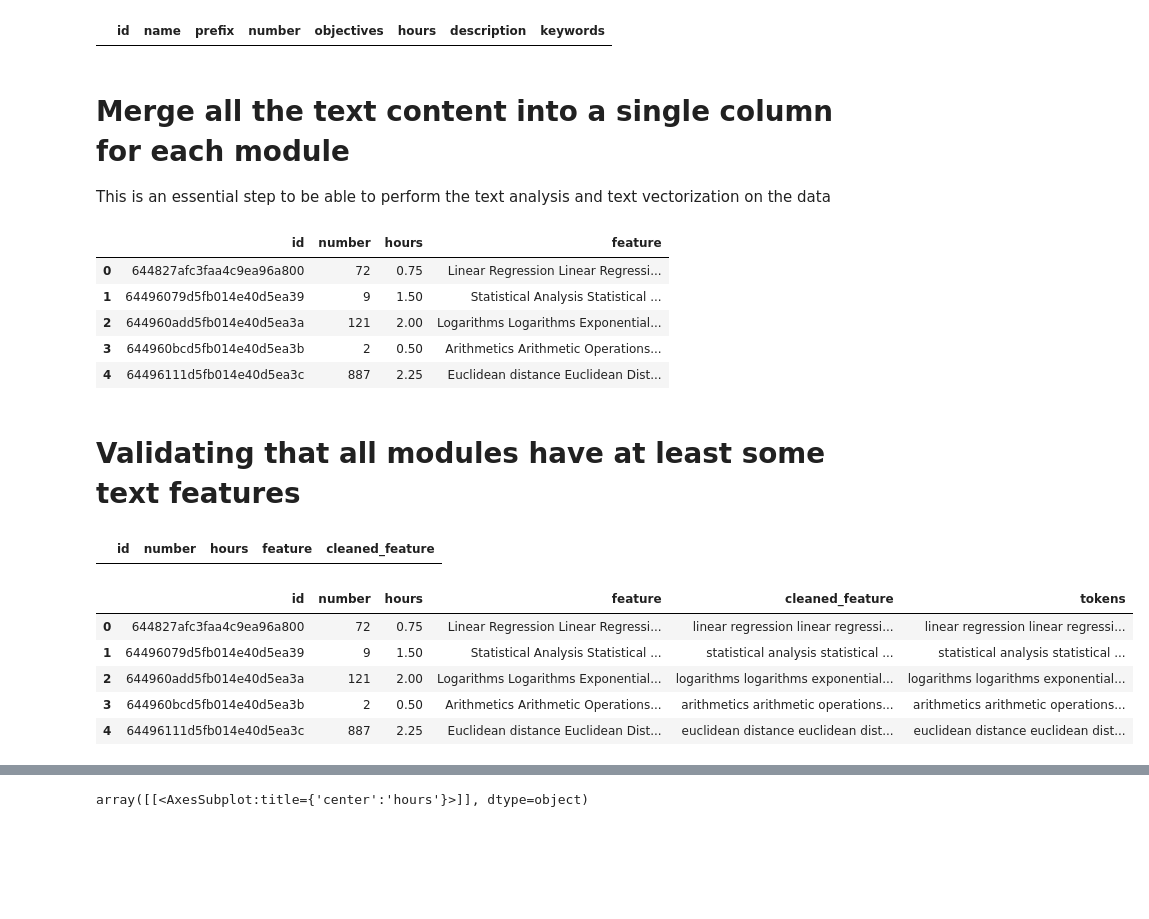
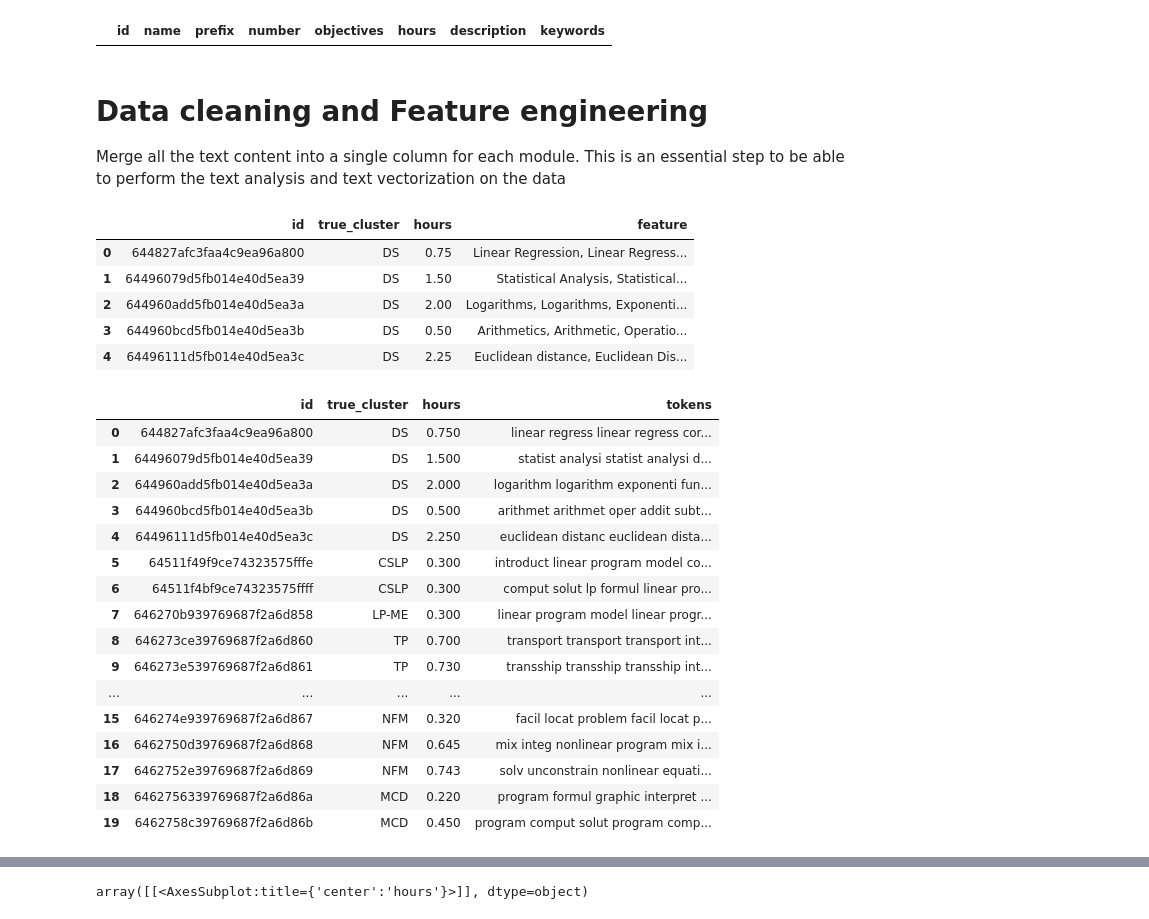
Before and after one commit to odu-emse/mms, a Jupyter notebook: cluster.ipynb, the cells around one changed output, grey strips where cells are left out. Cells and saved outputs as stored; diff of their text form; code cells hidden in the pictures; blank space fills up the shorter version.

```diff
--- a/cluster.ipynb
+++ b/cluster.ipynb
@@ -108,9 +98,9 @@ moduleDF[moduleDF['description'] == '']
 # %% [output]
 |  | id | name | prefix | number | objectives | hours | description | keywords |
 # %% [markdown]
-# Merge all the text content into a single column for each module
+# Data cleaning and Feature engineering
 
-This is an essential step to be able to perform the text analysis and text vectorization on the data
+Merge all the text content into a single column for each module. This is an essential step to be able to perform the text analysis and text vectorization on the data
 # %%
 def scalar_to_str(df):
     lst_o = list(df['objectives'])
@@ -120,10 +110,10 @@ def scalar_to_str(df):
     string_key_feature = ''
 
     for obj in lst_o:
-        string_obj_feature += obj + ' '
+        string_obj_feature += obj + ', '
 
     for key in lst_k:
-        string_key_feature += key + ' '
+        string_key_feature += key + ', '
 
     df['objectives'] = string_obj_feature
     df['keywords'] = string_key_feature
@@ -131,22 +121,32 @@ def scalar_to_str(df):
 
 moduleDF = moduleDF.apply(scalar_to_str, axis=1)
 # %%
-moduleDF['feature'] = moduleDF['name'] + ' ' + moduleDF['objectives'] + ' ' + moduleDF['description'] + ' ' + moduleDF['keywords'] + ' ' + moduleDF['prefix']
+moduleDF['feature'] = moduleDF['name'] + ', ' + moduleDF['objectives'] + ', ' + moduleDF['description'] + ', ' + moduleDF['keywords'] + ', ' + moduleDF['prefix']
 
-moduleDF.drop(['name', 'objectives', 'description', 'keywords', 'prefix'], axis=1, inplace=True)
+moduleDF.drop(['name', 'objectives', 'description', 'keywords', 'number'], axis=1, inplace=True)
+
+moduleDF.rename(columns={'prefix': 'true_cluster'}, inplace=True)
 
 moduleDF.head()
 # %% [output]
-|  | id | number | hours | feature |
-| 0 | 644827afc3faa4c9ea96a800 | 72 | 0.75 | Linear Regression Linear Regressi... |
-| 1 | 64496079d5fb014e40d5ea39 | 9 | 1.50 | Statistical Analysis Statistical ... |
-| 2 | 644960add5fb014e40d5ea3a | 121 | 2.00 | Logarithms Logarithms Exponential... |
-| 3 | 644960bcd5fb014e40d5ea3b | 2 | 0.50 | Arithmetics Arithmetic Operations... |
-| 4 | 64496111d5fb014e40d5ea3c | 887 | 2.25 | Euclidean distance Euclidean Dist... |
+|  | id | true_cluster | hours | feature |
+| 0 | 644827afc3faa4c9ea96a800 | DS | 0.75 | Linear Regression, Linear Regress... |
+| 1 | 64496079d5fb014e40d5ea39 | DS | 1.50 | Statistical Analysis, Statistical... |
+| 2 | 644960add5fb014e40d5ea3a | DS | 2.00 | Logarithms, Logarithms, Exponenti... |
+| 3 | 644960bcd5fb014e40d5ea3b | DS | 0.50 | Arithmetics, Arithmetic, Operatio... |
+| 4 | 64496111d5fb014e40d5ea3c | DS | 2.25 | Euclidean distance, Euclidean Dis... |
 # %%
 def _text_processing(col: pd.DataFrame()):
+    """
+    This function takes in a column of text and performs the following:
+    1. Converts all text to lowercase
+    2. Removes all non-alphabetic characters
+    3. Removes stop words
+    5. returns the column
+    """
     column = col.str.lower()
     column = column.str.replace("[^a-z ]", "")
+
     word_tokens = column.str.split()
     keys = word_tokens.apply(
         lambda x: [item for item in x if item not in stop_words]
@@ -157,20 +157,18 @@ def _text_processing(col: pd.DataFrame()):
     return column
 # %%
 moduleDF['cleaned_feature'] = _text_processing(moduleDF['feature'])
-# %% [markdown]
-# Validating that all modules have at least some text features
-# %%
-moduleDF[moduleDF['cleaned_feature'] == '']
-# %% [output]
-|  | id | number | hours | feature | cleaned_feature |
 # %%
 def get_tokens(text):
+    ps = PorterStemmer()
     payload = ""
 
     tokens = word_tokenize(text)
 
     tokens = [t for t in tokens if not t in stop_words]
 
+    for t in range(len(tokens)):
+        tokens[t] = ps.stem(tokens[t])
+
     for token in tokens:
         payload += token + ' '
 
@@ -178,11 +176,24 @@ def get_tokens(text):
 # %%
 moduleDF['tokens'] = moduleDF['cleaned_feature'].apply(lambda x: get_tokens(x))
 
-moduleDF.head()
+moduleDF.drop(['feature', 'cleaned_feature'], axis=1, inplace=True)
+
+moduleDF.head(20)
 # %% [output]
-|  | id | number | hours | feature | cleaned_feature | tokens |
-| 0 | 644827afc3faa4c9ea96a800 | 72 | 0.75 | Linear Regression Linear Regressi... | linear regression linear regressi... | linear regression linear regressi... |
-| 1 | 64496079d5fb014e40d5ea39 | 9 | 1.50 | Statistical Analysis Statistical ... | statistical analysis statistical ... | statistical analysis statistical ... |
-| 2 | 644960add5fb014e40d5ea3a | 121 | 2.00 | Logarithms Logarithms Exponential... | logarithms logarithms exponential... | logarithms logarithms exponential... |
-| 3 | 644960bcd5fb014e40d5ea3b | 2 | 0.50 | Arithmetics Arithmetic Operations... | arithmetics arithmetic operations... | arithmetics arithmetic operations... |
-| 4 | 64496111d5fb014e40d5ea3c | 887 | 2.25 | Euclidean distance Euclidean Dist... | euclidean distance euclidean dist... | euclidean distance euclidean dist... |
+|  | id | true_cluster | hours | tokens |
+| 0 | 644827afc3faa4c9ea96a800 | DS | 0.750 | linear regress linear regress cor... |
+| 1 | 64496079d5fb014e40d5ea39 | DS | 1.500 | statist analysi statist analysi d... |
+| 2 | 644960add5fb014e40d5ea3a | DS | 2.000 | logarithm logarithm exponenti fun... |
+| 3 | 644960bcd5fb014e40d5ea3b | DS | 0.500 | arithmet arithmet oper addit subt... |
+| 4 | 64496111d5fb014e40d5ea3c | DS | 2.250 | euclidean distanc euclidean dista... |
+| 5 | 64511f49f9ce74323575fffe | CSLP | 0.300 | introduct linear program model co... |
+| 6 | 64511f4bf9ce74323575ffff | CSLP | 0.300 | comput solut lp formul linear pro... |
+| 7 | 646270b939769687f2a6d858 | LP-ME | 0.300 | linear program model linear progr... |
+| 8 | 646273ce39769687f2a6d860 | TP | 0.700 | transport transport transport int... |
+| 9 | 646273e539769687f2a6d861 | TP | 0.730 | transship transship transship int... |
+| ... | ... | ... | ... | ... |
+| 15 | 646274e939769687f2a6d867 | NFM | 0.320 | facil locat problem facil locat p... |
+| 16 | 6462750d39769687f2a6d868 | NFM | 0.645 | mix integ nonlinear program mix i... |
+| 17 | 6462752e39769687f2a6d869 | NFM | 0.743 | solv unconstrain nonlinear equati... |
+| 18 | 6462756339769687f2a6d86a | MCD | 0.220 | program formul graphic interpret ... |
+| 19 | 6462758c39769687f2a6d86b | MCD | 0.450 | program comput solut program comp... |
```
Also changed, not shown: parts of 24 cells of this notebook, 1 other file.
